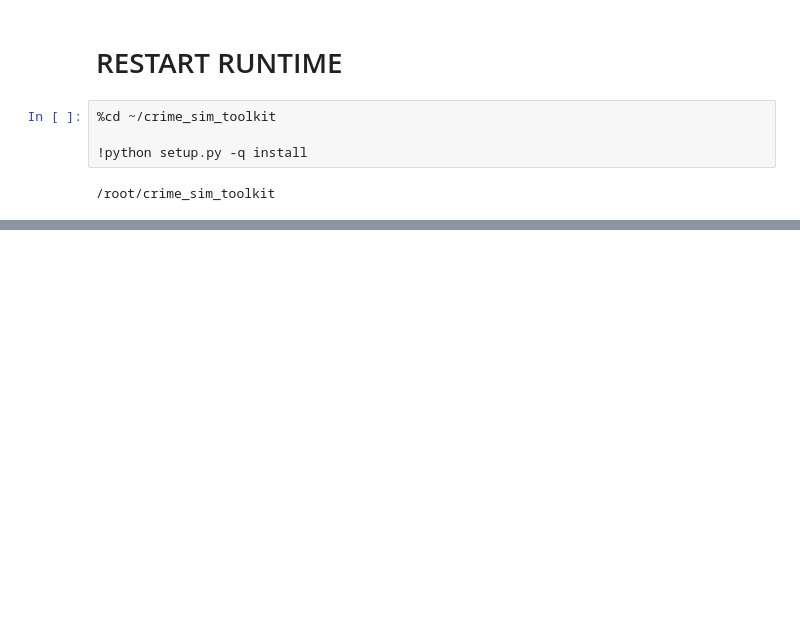
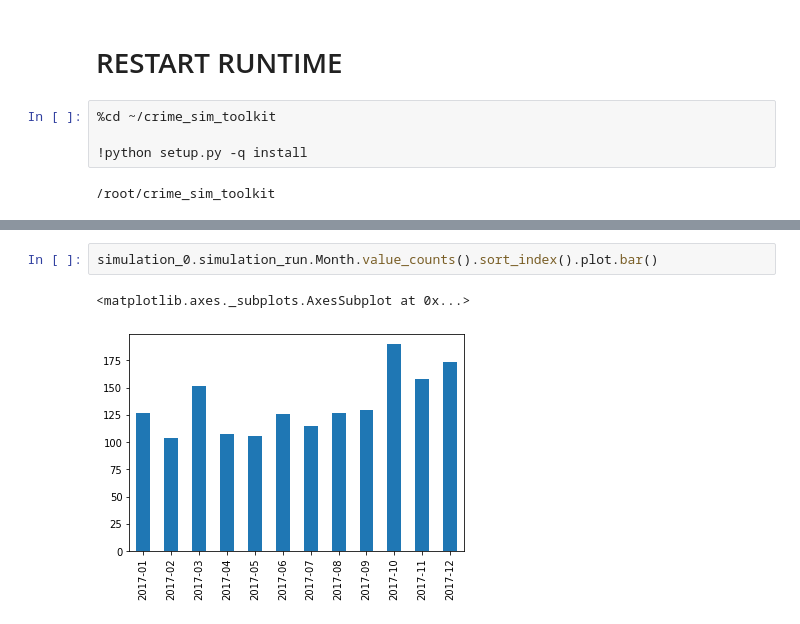
Before and after one commit to Sparrow0hawk/crime_sim_toolkit, a Jupyter notebook: examples/crime_sim_Microsimulator_example.ipynb, the cells around one changed output, grey strips where cells are left out. Drawn from its saved outputs; the diff is of its cells as text; blank space fills up the shorter version.

```diff
--- a/examples/crime_sim_Microsimulator_example.ipynb
+++ b/examples/crime_sim_Microsimulator_example.ipynb
@@ -76,0 +166,5 @@ simulation_0.crime_data.head()
+# %%
+simulation_0.simulation_run.Month.value_counts().sort_index().plot.bar()
+# %% [output]
+<matplotlib.axes._subplots.AxesSubplot at 0x...>
+[figure, added]
```
Also changed, not shown: parts of 25 cells of this notebook.
